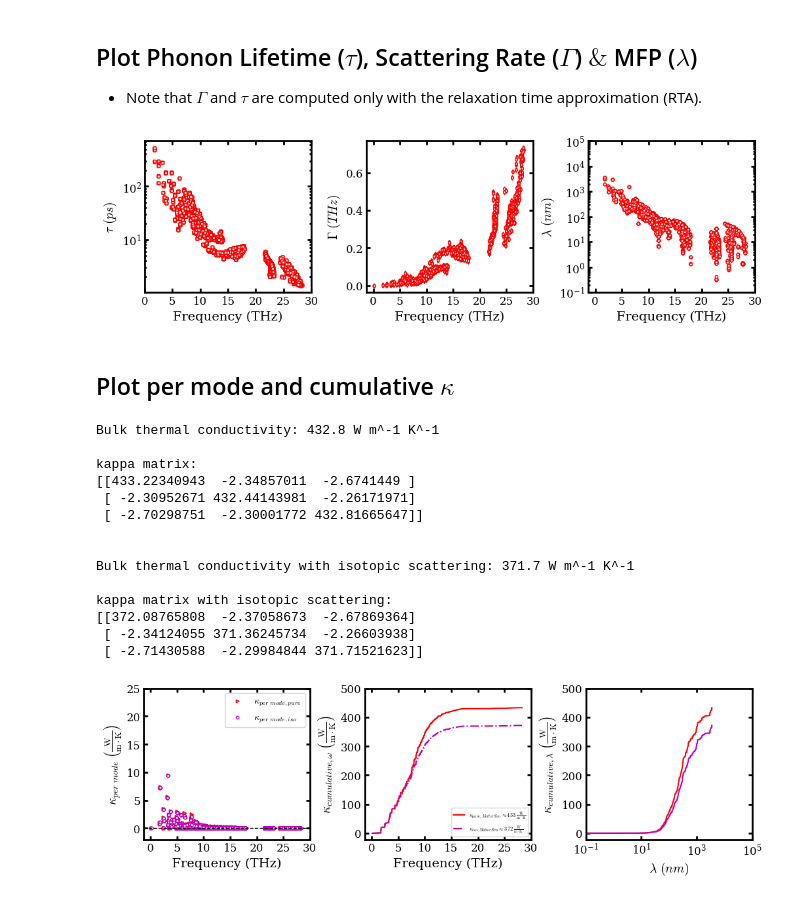
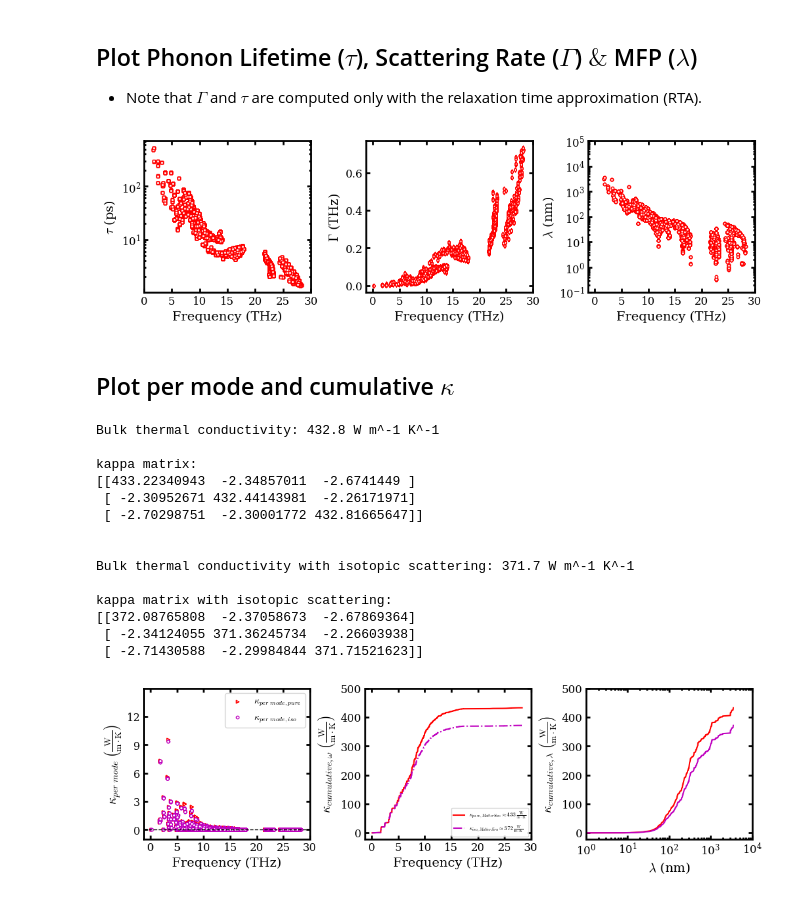
Before and after one commit to nanotheorygroup/kaldo-examples, a Jupyter notebook: machine_learning_potentials/silicon_carbide_MatterSim-v1-1M_mattersimcalculator/kALDo_with_mattersim_gallery.ipynb, the cells around one changed output. Saved outputs shown, nothing was run; the diff lists cells and outputs as text; code cells hidden in the pictures.

```diff
--- a/machine_learning_potentials/silicon_carbide_MatterSim-v1-1M_mattersimcalculator/kALDo_with_mattersim_gallery.ipynb
+++ b/machine_learning_potentials/silicon_carbide_MatterSim-v1-1M_mattersimcalculator/kALDo_with_mattersim_gallery.ipynb
@@ -264,7 +264,7 @@ scatter(frequency.flatten(order='C'),
         life_time, facecolor='w', edgecolor='r', s=10, marker='s')
 gca().set_xticks(np.arange(0, 35, 5))
 yscale('log')
-ylabel(r'$\tau \ (ps)$', fontsize=14)
+ylabel(r'$\tau$ (ps)', fontsize=14)
 xlabel('Frequency (THz)', fontsize=14)
 
 subplot(1,3, 2)
@@ -272,7 +272,7 @@ set_fig_properties([gca()])
 scatter(frequency.flatten(order='C'),
         scattering_rate, facecolor='w', edgecolor='r', s=10, marker='d')
 gca().set_xticks(np.arange(0, 35, 5))
-ylabel(r'$\Gamma \ (THz)$', fontsize=14)
+ylabel(r'$\Gamma$ (THz)', fontsize=14)
 xlabel('Frequency (THz)', fontsize=14)
 
 subplot(1,3, 3)
@@ -280,14 +280,14 @@ set_fig_properties([gca()])
 scatter(frequency.flatten(order='C'),
         mean_free_path_norm, facecolor='w', edgecolor='r', s=10, marker='8')
 gca().set_xticks(np.arange(0, 35, 5))
-ylabel(r'$\lambda \ (nm)$', fontsize=14)
+ylabel(r'$\lambda$ (nm)', fontsize=14)
 xlabel('Frequency (THz)', fontsize=14)
 yscale('log')
 ylim([1e-1, 1e5])
 subplots_adjust(wspace=0.33)
 show()
 # %% [output]
-[figure, old version]
+[figure, new version]
 # %% [markdown]
 ## Plot per mode and cumulative $\kappa$
 # %%
@@ -342,10 +342,11 @@ scatter(frequency.flatten(order='C'),
         kappa_per_mode_iso, facecolor='w', edgecolor='m', s=10, marker='o', label='$\kappa_{per \ mode, iso }$')
 gca().axhline(y = 0, color='k', ls='--', lw=1)
 gca().set_xticks(np.arange(0, 35, 5))
+gca().set_yticks(np.arange(0, 15, 3))
 ylabel(r'$\kappa_{per \ mode}\;\left(\frac{\rm{W}}{\rm{m}\cdot\rm{K}}\right)$',fontsize=14)
 xlabel('Frequency (THz)', fontsize=14)
 legend(loc=1, fontsize=10)
-ylim([-2, 25])
+ylim([-1, 15])
 
 subplot(1,3, 2)
 set_fig_properties([gca()])
@@ -356,33 +357,33 @@ plot(freq_sorted, kappa_cum_wrt_freq_iso, c='m',
 gca().set_yticks(np.arange(0, 600, 100))
 gca().set_xticks(np.arange(0, 35, 5))
 ylabel(r'$\kappa_{cumulative, \omega}\;\left(\frac{\rm{W}}{\rm{m}\cdot\rm{K}}\right)$',fontsize=14)
 xlabel('Frequency (THz)', fontsize=14)
 legend(loc=4, fontsize=6)
 
 subplot(1,3, 3)
 set_fig_properties([gca()])
 plot(lambda_sorted, kappa_cum_wrt_lambda, 'r')
 plot(lambda_sorted, kappa_cum_wrt_lambda_iso, c='m')
 gca().set_yticks(np.arange(0, 600, 100))
-xlabel(r'$\lambda \ (nm)$', fontsize=14)
+xlabel(r'$\lambda$ (nm)', fontsize=14)
 ylabel(r'$\kappa_{cumulative, \lambda}\;\left(\frac{\rm{W}}{\rm{m}\cdot\rm{K}}\right)$',fontsize=14)
 xscale('log')
-xlim([1e-1, 1e5])
+xlim([1e0, 1e4])
 subplots_adjust(wspace=0.33)
 show()
 # %% [output]
 Bulk thermal conductivity: 432.8 W m^-1 K^-1
 
 kappa matrix:
 [[433.22340943  -2.34857011  -2.6741449 ]
  [ -2.30952671 432.44143981  -2.26171971]
  [ -2.70298751  -2.30001772 432.81665647]]
 
 
 Bulk thermal conductivity with isotopic scattering: 371.7 W m^-1 K^-1
 
 kappa matrix with isotopic scattering:
 [[372.08765808  -2.37058673  -2.67869364]
  [ -2.34124055 371.36245734  -2.26603938]
  [ -2.71430588  -2.29984844 371.71521623]]
-[figure, old version]
+[figure, new version]
```
Also changed, not shown: 12 other files.
